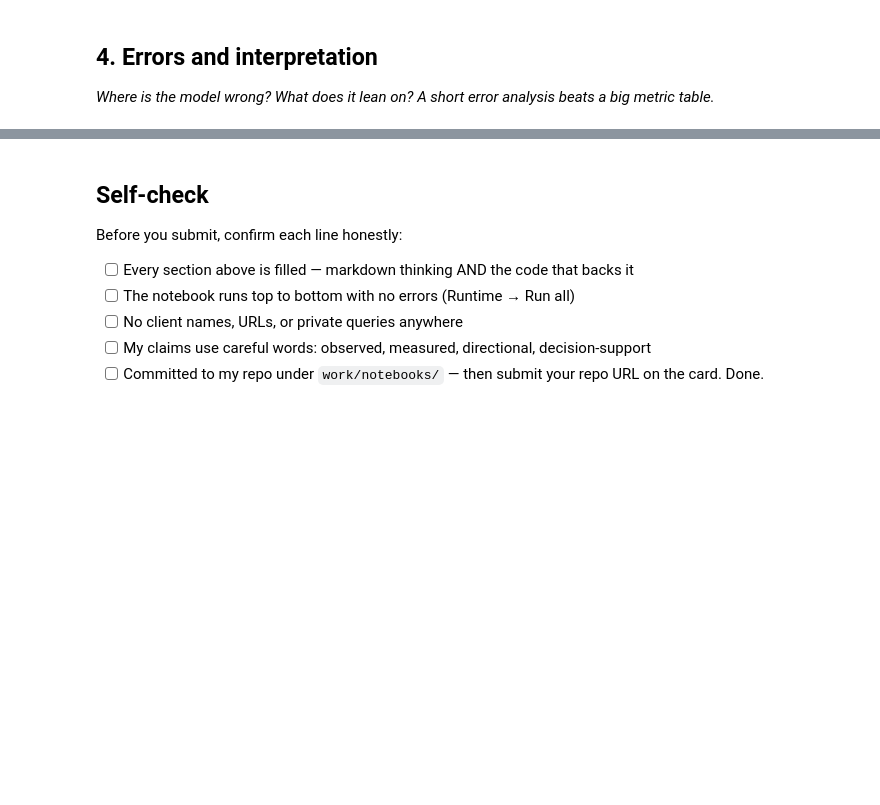
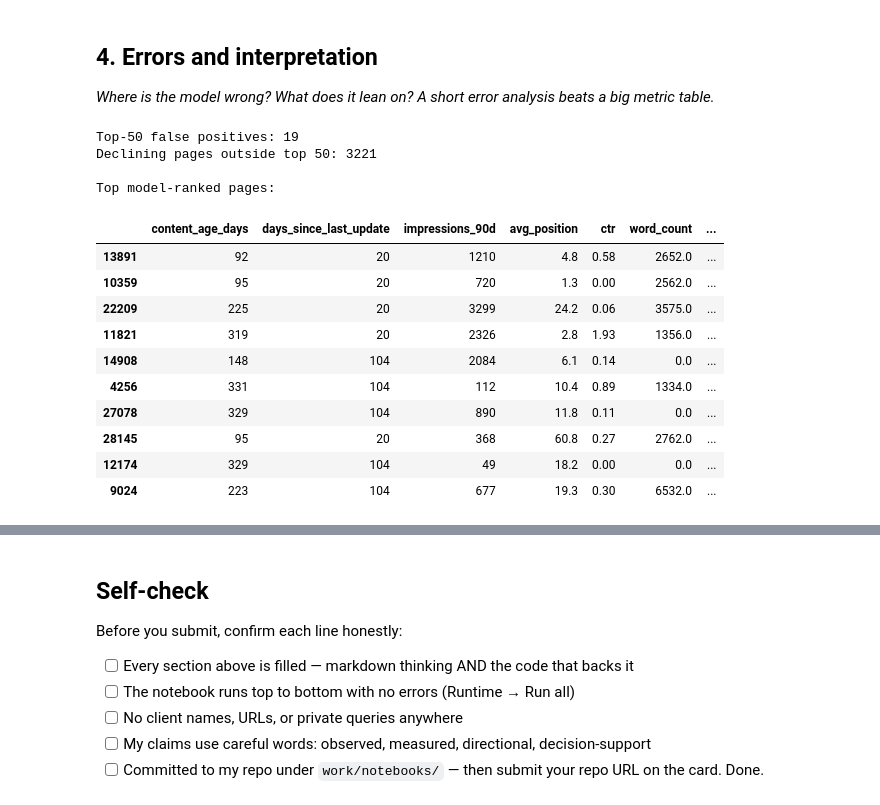
Before and after one commit to UbaidMalik365/flyrank-ml-internship, a Jupyter notebook: work/notebooks/w05_model.ipynb, the cells around one changed output, grey strips where cells are left out. Saved outputs shown, nothing was run; the diff lists cells and outputs as text; code cells hidden in the pictures; blank space fills up the shorter version.

```diff
--- a/work/notebooks/w05_model.ipynb
+++ b/work/notebooks/w05_model.ipynb
@@ -36,0 +166,48 @@ This skeleton is yours to fill. Work the sections **in order** — each one has
+# %%
+# Inspect the top 50 model-ranked pages and identify errors
+
+test_results = X_test.copy()
+
+test_results["actual_declining"] = y_test
+test_results["tree_score"] = tree_scores
+
+test_results["predicted_top50"] = 0
+
+top50_indices = np.argsort(-tree_scores)[:50]
+test_results.iloc[top50_indices, test_results.columns.get_loc("predicted_top50")] = 1
+
+# False positives: ranked in top 50 but not actually declining
+false_positives = test_results[
+    (test_results["predicted_top50"] == 1) &
+    (test_results["actual_declining"] == 0)
+]
+
+# False negatives: declining pages that were not ranked in top 50
+false_negatives = test_results[
+    (test_results["predicted_top50"] == 0) &
+    (test_results["actual_declining"] == 1)
+]
+
+print("Top-50 false positives:", len(false_positives))
+print("Declining pages outside top 50:", len(false_negatives))
+
+print("\nTop model-ranked pages:")
+display(
+    test_results.sort_values("tree_score", ascending=False).head(10)
+)
+# %% [output]
+Top-50 false positives: 19
+Declining pages outside top 50: 3221
+
+Top model-ranked pages:
+|  | content_age_days | days_since_last_update | impressions_90d | avg_position | ctr | word_count | ... |
+| 13891 | 92 | 20 | 1210 | 4.8 | 0.58 | 2652.0 | ... |
+| 10359 | 95 | 20 | 720 | 1.3 | 0.00 | 2562.0 | ... |
+| 22209 | 225 | 20 | 3299 | 24.2 | 0.06 | 3575.0 | ... |
+| 11821 | 319 | 20 | 2326 | 2.8 | 1.93 | 1356.0 | ... |
+| 14908 | 148 | 104 | 2084 | 6.1 | 0.14 | 0.0 | ... |
+| 4256 | 331 | 104 | 112 | 10.4 | 0.89 | 1334.0 | ... |
+| 27078 | 329 | 104 | 890 | 11.8 | 0.11 | 0.0 | ... |
+| 28145 | 95 | 20 | 368 | 60.8 | 0.27 | 2762.0 | ... |
+| 12174 | 329 | 104 | 49 | 18.2 | 0.00 | 0.0 | ... |
+| 9024 | 223 | 104 | 677 | 19.3 | 0.30 | 6532.0 | ... |
```
Also changed, not shown: parts of 11 cells of this notebook.
